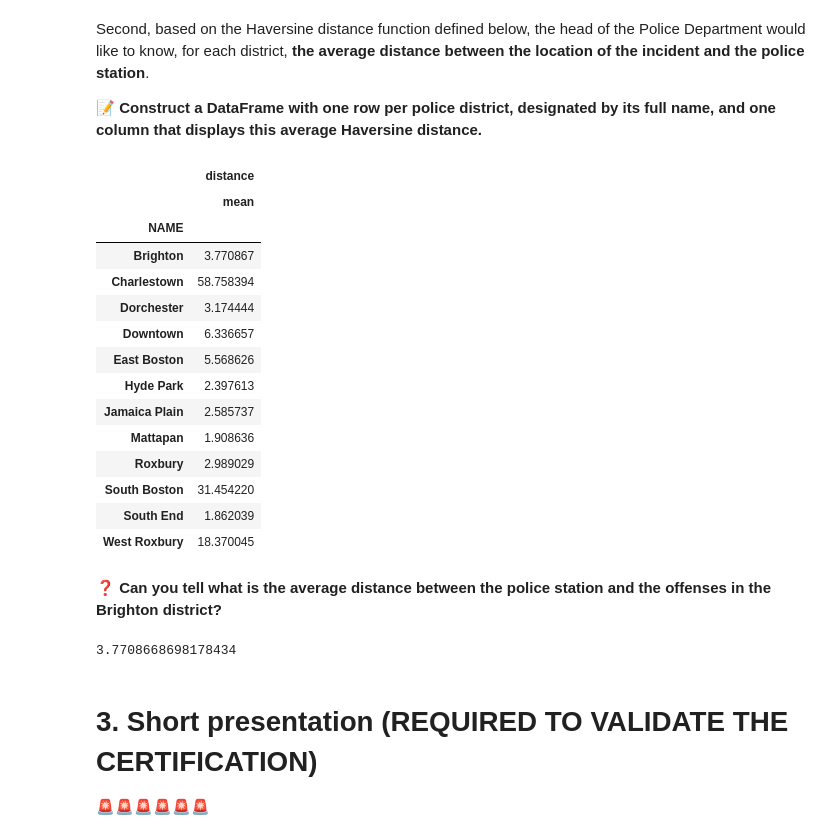
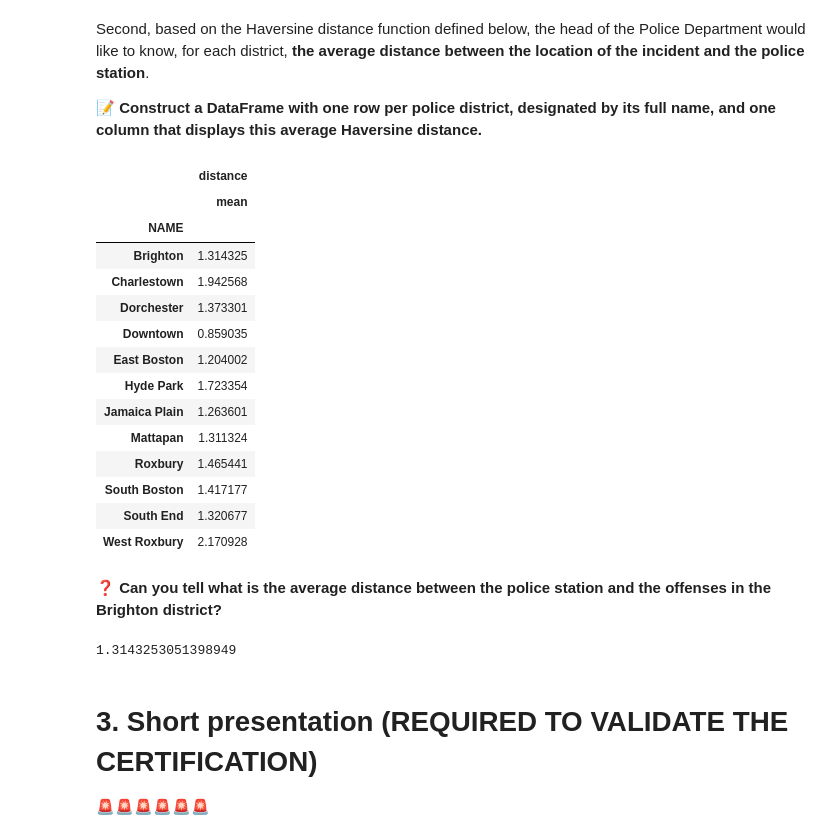
Before and after one commit to JPRezler/data-certification-exam, a Jupyter notebook: decision_science/boston_crimes.ipynb, the cells around one changed output. Saved outputs shown, nothing was run; the diff lists cells and outputs as text; code cells hidden in the pictures.

```diff
--- a/decision_science/boston_crimes.ipynb
+++ b/decision_science/boston_crimes.ipynb
@@ -532,38 +535,39 @@ def haversine_distance(lon1, lat1, lon2, lat2):
 # %%
 #compute the distance for each row first
 distance_df = data.copy()
-
+# drop value with lat / lon at -1
+distance_df = distance_df[distance_df.LAT>0]
 distance_df['distance'] = distance_df['LAT']
 vect_haversine = np.vectorize(haversine_distance)
 distance_df['distance'] = vect_haversine(distance_df.LONG,
                                                                            distance_df.LAT,
                                                                           distance_df.LONG_POLICE_STATION,
                                                                           distance_df.LAT_POLICE_STATION)
 distance_df = distance_df.groupby('NAME').agg({'distance' : ['mean']})
 distance_df
 # %% [output]
 |  | distance |
 |  | mean |
 | NAME |  |
-| Brighton | 3.770867 |
-| Charlestown | 58.758394 |
-| Dorchester | 3.174444 |
-| Downtown | 6.336657 |
-| East Boston | 5.568626 |
-| Hyde Park | 2.397613 |
-| Jamaica Plain | 2.585737 |
-| Mattapan | 1.908636 |
-| Roxbury | 2.989029 |
-| South Boston | 31.454220 |
-| South End | 1.862039 |
-| West Roxbury | 18.370045 |
+| Brighton | 1.314325 |
+| Charlestown | 1.942568 |
+| Dorchester | 1.373301 |
+| Downtown | 0.859035 |
+| East Boston | 1.204002 |
+| Hyde Park | 1.723354 |
+| Jamaica Plain | 1.263601 |
+| Mattapan | 1.311324 |
+| Roxbury | 1.465441 |
+| South Boston | 1.417177 |
+| South End | 1.320677 |
+| West Roxbury | 2.170928 |
 # %% [markdown]
 **❓ Can you tell what is the average distance between the police station and the offenses in the Brighton district?**
 # %%
 average_distance_km = distance_df.iloc[0,0]
 average_distance_km
 # %% [output]
-3.7708668698178434
+1.3143253051398949
 # %%
 result = ChallengeResult('manipulation',
                          second_most_common_offence=second_most_common_offence,
```
Also changed, not shown: parts of 9 cells of this notebook, 3 other files.
